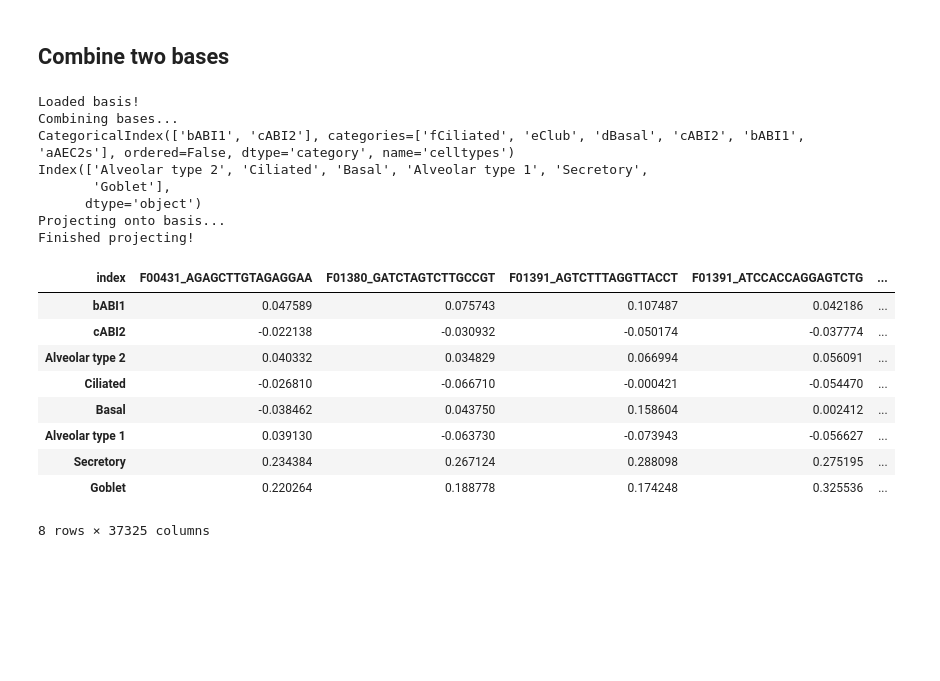
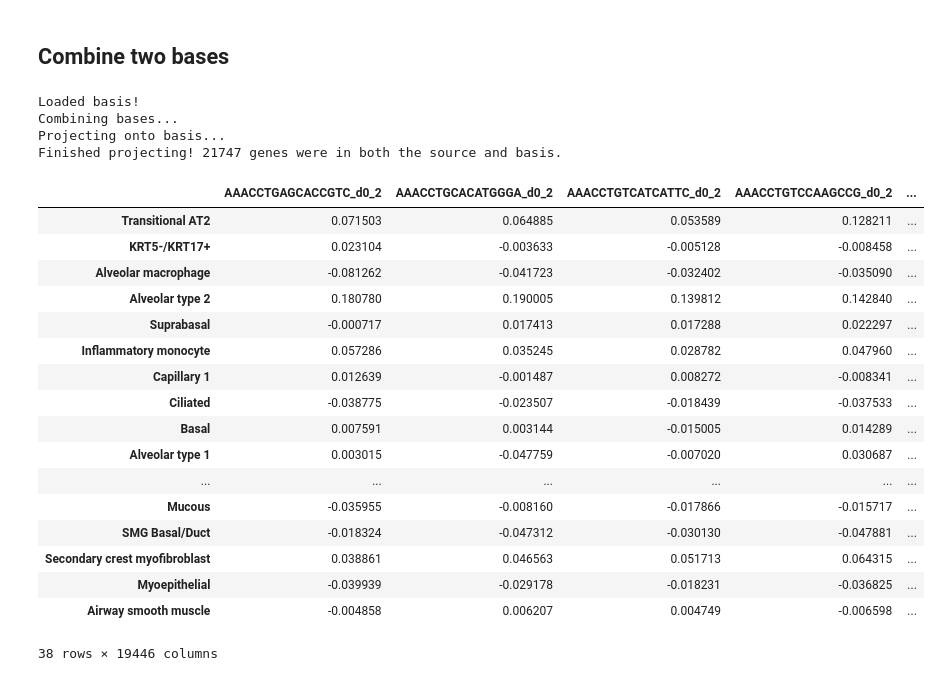
Before and after one commit to CReM-BU/Vilker_Helper_Files, a Jupyter notebook: scTOP/scTOP Vignette 2- Constructing Reference Bases.ipynb, the cells around one changed output. Saved outputs shown, nothing was run; the diff lists cells and outputs as text; code cells hidden in the pictures; blank space fills up the shorter version.

```diff
--- a/scTOP/scTOP Vignette 2- Constructing Reference Bases.ipynb
+++ b/scTOP/scTOP Vignette 2- Constructing Reference Bases.ipynb
@@ -20,6 +16,7 @@ The autoreload extension is already loaded. To reload it, use:
 # %% [markdown]
 ## Load new dataset and set as basis
 # %%
-kathiriyaObj = TopObject.TopObject("Kathiriya", manualInit=False)
-kathiriyaObj.setBasis() # This doesn't stop you from using it as a source still, just fills in the basis attribute of the object
+# We don't need to process the data if using it just as a basis
+habermann = TopObject.TopObject("Habermann", skipProcess=True)
+habermann.setBasis()
 # %% [output]
@@ -87,8 +67,8 @@ plt.show()
 # %% [markdown]
 ## Load another dataset to test against this new basis
 # %%
-habermannObj = TopObject.TopObject("Habermann", manualInit=False) # Load object
-habermannObj.projectOntoBasis(kathiriyaObj.basis, "Kathiriya") # Construct projections
+kathiriya = TopObject.TopObject("Kathiriya") # Load object
+kathiriya.projectOntoBasis(habermann.basis, "Habermann") # Construct projections
 # %% [output]
 Setting AnnData object...
 Setting metadata...
@@ -128,30 +105,36 @@ plt.show()
 # %%
 # LungMAP will be our primary dataset, and so we'll want to select specific labels from Kathiriya to add to it
 # Like how we used a summary file to keep track of datasets, we can use one to keep track of bases
 basisCollection = "/restricted/projectnb/crem-trainees/Kotton_Lab/Eitan/OutsidePaperObjects/Bases/BasisCollection.csv"
 humanBasis = SimilarityHelper.loadBasis(basisCollection=basisCollection, basisName="LungMAP")
 
-kathiriyaObj.combineBases(humanBasis, firstKeep=[axis1, axis2], name="LungMAP")
+# Combine Habermann's two selected cell types with all of LungMAP's
+habermann.combineBases(humanBasis, firstKeep=["Transitional AT2", "KRT5-/KRT17+"], name="LungMAP")
+
 # Project source onto the combined basis
-habermannObj.projectOntoBasis(kathiriyaObj.combinedBases["LungMAP"], "LungMAP_Kathiriya") # Construct projections
+kathiriya.projectOntoBasis(habermann.combinedBases["LungMAP"], "LungMAP + Habermann")
 # %% [output]
 Loaded basis!
 Combining bases...
-CategoricalIndex(['bABI1', 'cABI2'], categories=['fCiliated', 'eClub', 'dBasal', 'cABI2', 'bABI1', 'aAEC2s'], ordered=False, dtype='category', name='celltypes')
-Index(['Alveolar type 2', 'Ciliated', 'Basal', 'Alveolar type 1', 'Secretory',
-       'Goblet'],
-      dtype='object')
 Projecting onto basis...
-Finished projecting!
+Finished projecting! 21747 genes were in both the source and basis.
-| index | F00431_AGAGCTTGTAGAGGAA | F01380_GATCTAGTCTTGCCGT | F01391_AGTCTTTAGGTTACCT | F01391_ATCCACCAGGAGTCTG | ... |
-| bABI1 | 0.047589 | 0.075743 | 0.107487 | 0.042186 | ... |
-| cABI2 | -0.022138 | -0.030932 | -0.050174 | -0.037774 | ... |
-| Alveolar type 2 | 0.040332 | 0.034829 | 0.066994 | 0.056091 | ... |
-| Ciliated | -0.026810 | -0.066710 | -0.000421 | -0.054470 | ... |
-| Basal | -0.038462 | 0.043750 | 0.158604 | 0.002412 | ... |
-| Alveolar type 1 | 0.039130 | -0.063730 | -0.073943 | -0.056627 | ... |
-| Secretory | 0.234384 | 0.267124 | 0.288098 | 0.275195 | ... |
-| Goblet | 0.220264 | 0.188778 | 0.174248 | 0.325536 | ... |
+|  | AAACCTGAGCACCGTC_d0_2 | AAACCTGCACATGGGA_d0_2 | AAACCTGTCATCATTC_d0_2 | AAACCTGTCCAAGCCG_d0_2 | ... |
+| Transitional AT2 | 0.071503 | 0.064885 | 0.053589 | 0.128211 | ... |
+| KRT5-/KRT17+ | 0.023104 | -0.003633 | -0.005128 | -0.008458 | ... |
+| Alveolar macrophage | -0.081262 | -0.041723 | -0.032402 | -0.035090 | ... |
+| Alveolar type 2 | 0.180780 | 0.190005 | 0.139812 | 0.142840 | ... |
+| Suprabasal | -0.000717 | 0.017413 | 0.017288 | 0.022297 | ... |
+| Inflammatory monocyte | 0.057286 | 0.035245 | 0.028782 | 0.047960 | ... |
+| Capillary 1 | 0.012639 | -0.001487 | 0.008272 | -0.008341 | ... |
+| Ciliated | -0.038775 | -0.023507 | -0.018439 | -0.037533 | ... |
+| Basal | 0.007591 | 0.003144 | -0.015005 | 0.014289 | ... |
+| Alveolar type 1 | 0.003015 | -0.047759 | -0.007020 | 0.030687 | ... |
+| ... | ... | ... | ... | ... | ... |
+| Mucous | -0.035955 | -0.008160 | -0.017866 | -0.015717 | ... |
+| SMG Basal/Duct | -0.018324 | -0.047312 | -0.030130 | -0.047881 | ... |
+| Secondary crest myofibroblast | 0.038861 | 0.046563 | 0.051713 | 0.064315 | ... |
+| Myoepithelial | -0.039939 | -0.029178 | -0.018231 | -0.036825 | ... |
+| Airway smooth muscle | -0.004858 | 0.006207 | 0.004749 | -0.006598 | ... |
-8 rows × 37325 columns
+38 rows × 19446 columns
 # %%
 # Now plot against the same axes, but with the hopefully more informed background information provided by LungMAP (axes can be in any combination from the bases)
```
Also changed, not shown: parts of 8 cells of this notebook, 6 other files.
